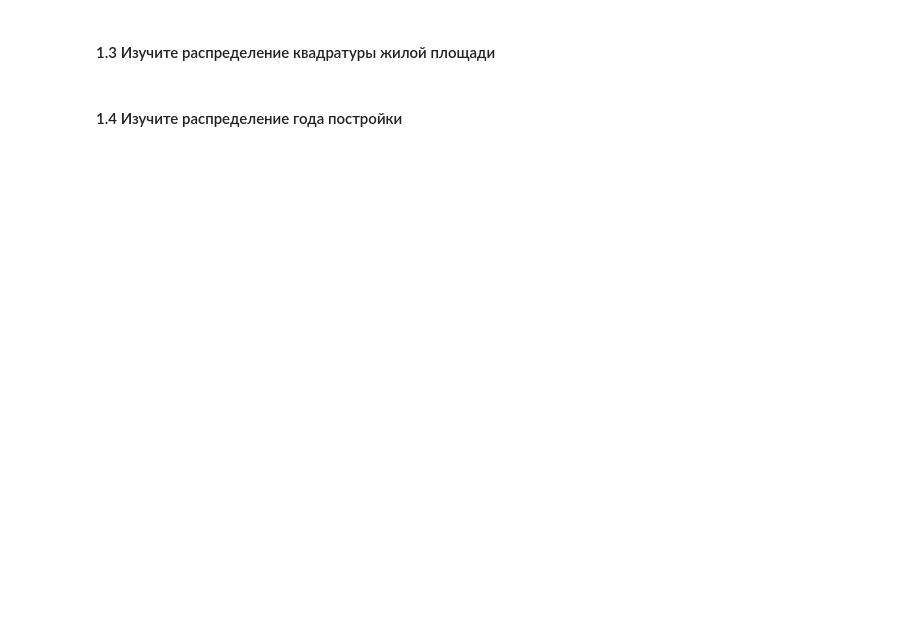
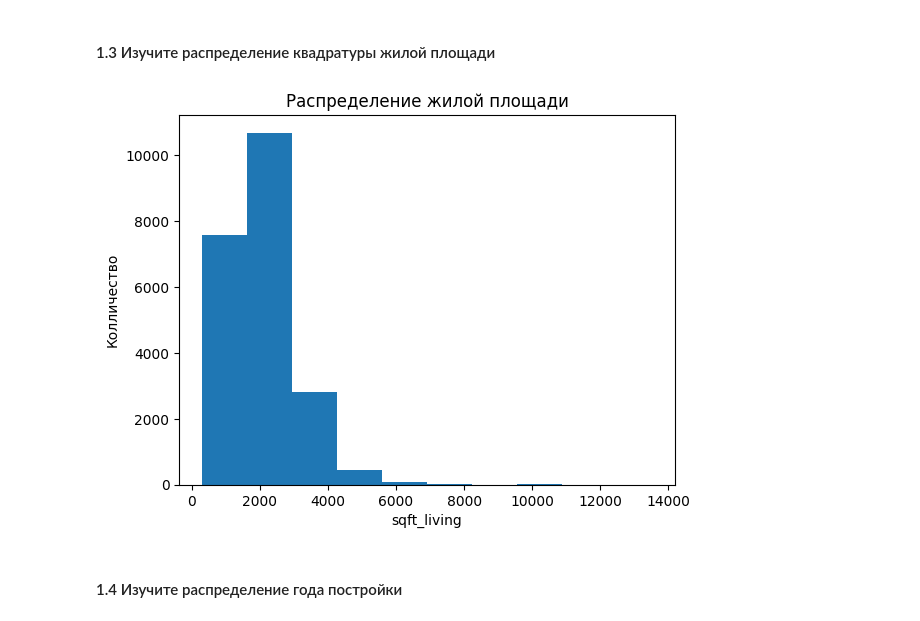
Before and after one commit to erema-andrey/HomerWork1_PyJupyter, a Jupyter notebook: HomeWork4.ipynb, the cells around one changed output. Saved outputs shown, nothing was run; the diff lists cells and outputs as text; code cells hidden in the pictures; blank space fills up the shorter version.

```diff
--- a/HomeWork4.ipynb
+++ b/HomeWork4.ipynb
@@ -12,4 +39,11 @@
 # %% [markdown]
 #### 1.3 Изучите распределение квадратуры жилой площади
+# %%
+plt.hist(df['sqft_living'])
+plt.title('Распределение жилой площади')
+plt.xlabel('sqft_living')
+plt.ylabel('Колличество');
+# %% [output]
+[figure, added]
 # %% [markdown]
 #### 1.4 Изучите распределение года постройки
```
Also changed, not shown: parts of 18 cells of this notebook.
